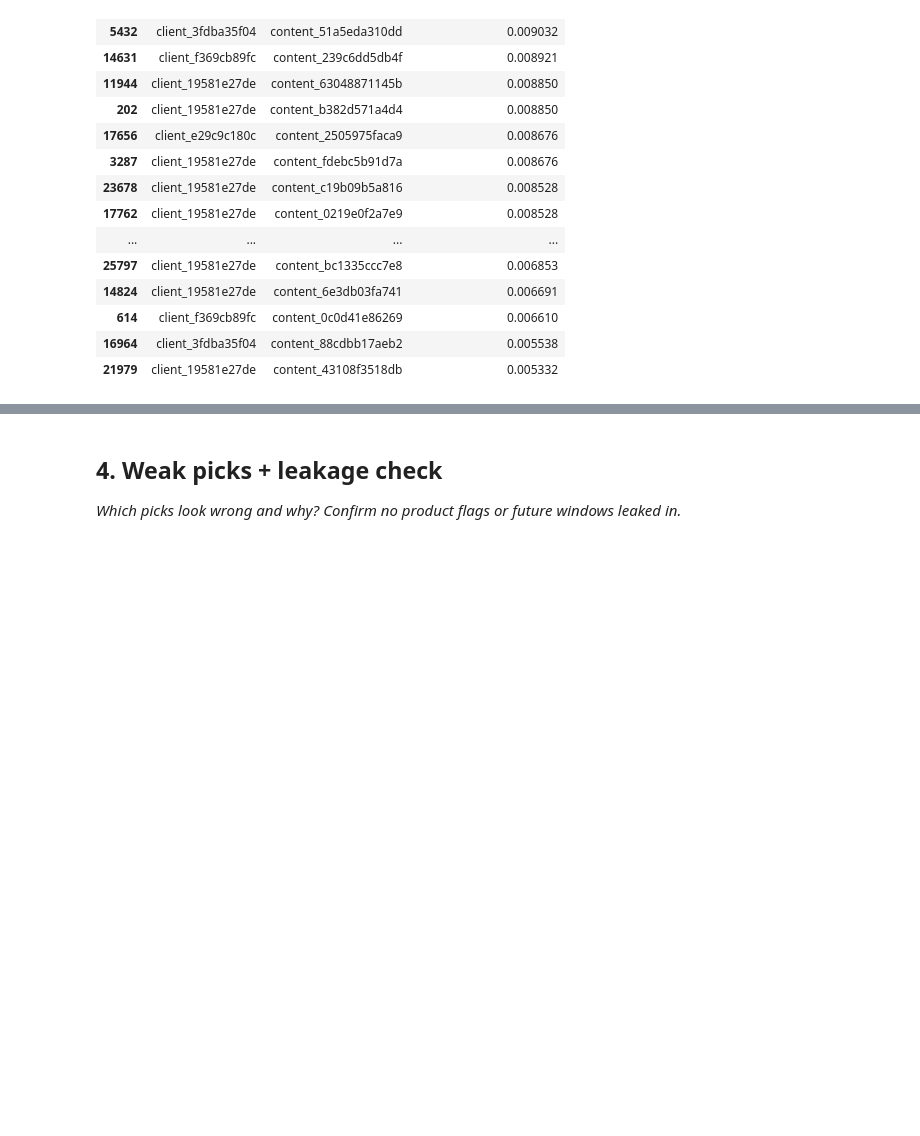
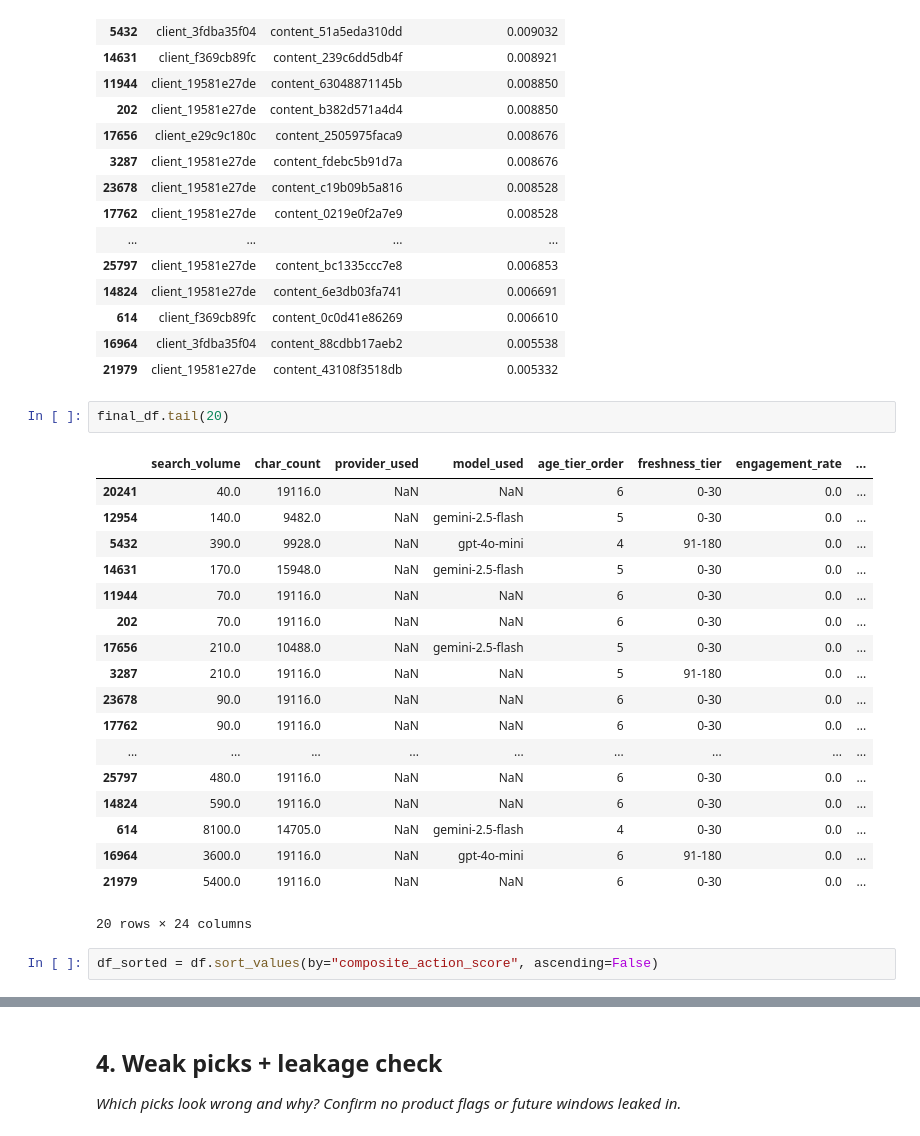
Before and after one commit to Maryam-Shile/flyrank_ml_internship, a Jupyter notebook: work/notebooks/w04_baseline_score.ipynb, the cells around one changed output, grey strips where cells are left out. Cells and saved outputs as stored; diff of their text form; blank space fills up the shorter version.

```diff
--- a/work/notebooks/w04_baseline_score.ipynb
+++ b/work/notebooks/w04_baseline_score.ipynb
@@ -348,3 +380,26 @@ final_df[['client_id', 'content_id', 'composite_action_score']].tail(20)
 | 614 | client_f369cb89fc | content_0c0d41e86269 | 0.006610 |
 | 16964 | client_3fdba35f04 | content_88cdbb17aeb2 | 0.005538 |
 | 21979 | client_19581e27de | content_43108f3518db | 0.005332 |
+# %%
+final_df.tail(20)
+# %% [output]
+|  | search_volume | char_count | provider_used | model_used | age_tier_order | freshness_tier | engagement_rate | ... |
+| 20241 | 40.0 | 19116.0 | NaN | NaN | 6 | 0-30 | 0.0 | ... |
+| 12954 | 140.0 | 9482.0 | NaN | gemini-2.5-flash | 5 | 0-30 | 0.0 | ... |
+| 5432 | 390.0 | 9928.0 | NaN | gpt-4o-mini | 4 | 91-180 | 0.0 | ... |
+| 14631 | 170.0 | 15948.0 | NaN | gemini-2.5-flash | 5 | 0-30 | 0.0 | ... |
+| 11944 | 70.0 | 19116.0 | NaN | NaN | 6 | 0-30 | 0.0 | ... |
+| 202 | 70.0 | 19116.0 | NaN | NaN | 6 | 0-30 | 0.0 | ... |
+| 17656 | 210.0 | 10488.0 | NaN | gemini-2.5-flash | 5 | 0-30 | 0.0 | ... |
+| 3287 | 210.0 | 19116.0 | NaN | NaN | 5 | 91-180 | 0.0 | ... |
+| 23678 | 90.0 | 19116.0 | NaN | NaN | 6 | 0-30 | 0.0 | ... |
+| 17762 | 90.0 | 19116.0 | NaN | NaN | 6 | 0-30 | 0.0 | ... |
+| ... | ... | ... | ... | ... | ... | ... | ... | ... |
+| 25797 | 480.0 | 19116.0 | NaN | NaN | 6 | 0-30 | 0.0 | ... |
+| 14824 | 590.0 | 19116.0 | NaN | NaN | 6 | 0-30 | 0.0 | ... |
+| 614 | 8100.0 | 14705.0 | NaN | gemini-2.5-flash | 4 | 0-30 | 0.0 | ... |
+| 16964 | 3600.0 | 19116.0 | NaN | gpt-4o-mini | 6 | 91-180 | 0.0 | ... |
+| 21979 | 5400.0 | 19116.0 | NaN | NaN | 6 | 0-30 | 0.0 | ... |
+20 rows × 24 columns
+# %%
+df_sorted = df.sort_values(by="composite_action_score", ascending=False)
```
Also changed, not shown: parts of 4 cells of this notebook.
